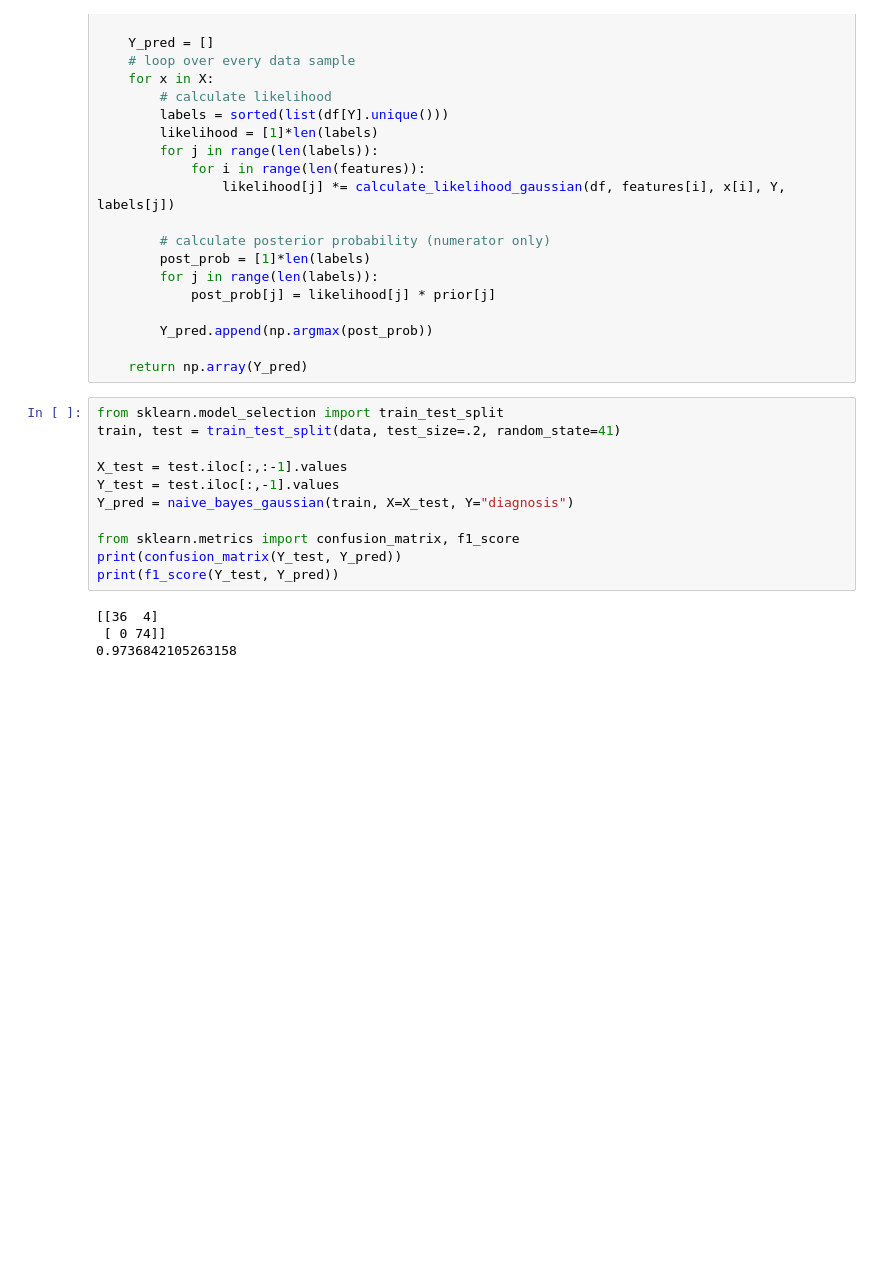
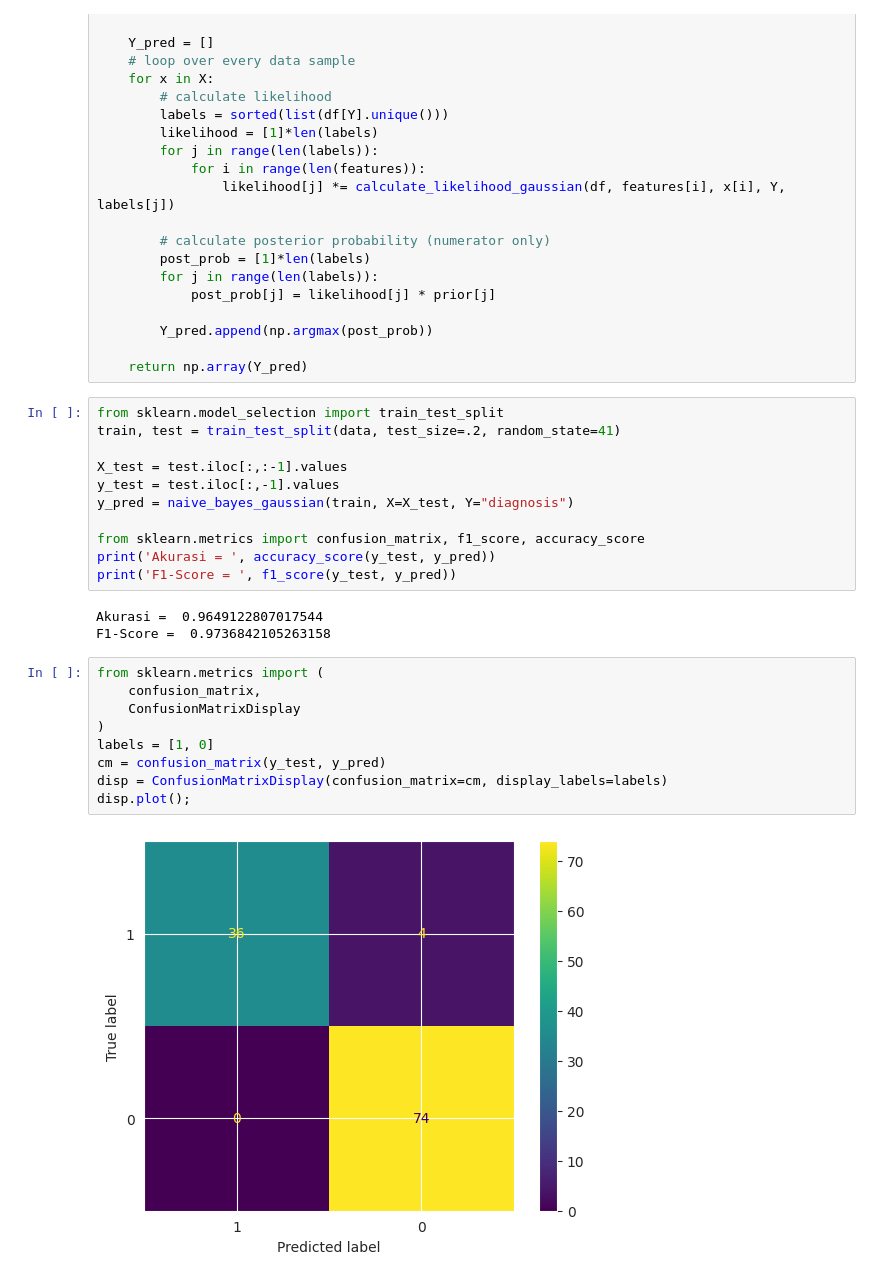
Before and after one commit to dif-unand/ML_Genap_2526, a Jupyter notebook: Praktikum2/GaussianNaiveBayes.ipynb, the cells around one changed output. Cells and saved outputs as stored; diff of their text form; blank space fills up the shorter version.

```diff
--- a/Praktikum2/GaussianNaiveBayes.ipynb
+++ b/Praktikum2/GaussianNaiveBayes.ipynb
@@ -100,13 +100,23 @@ from sklearn.model_selection import train_test_split
 train, test = train_test_split(data, test_size=.2, random_state=41)
 
 X_test = test.iloc[:,:-1].values
-Y_test = test.iloc[:,-1].values
-Y_pred = naive_bayes_gaussian(train, X=X_test, Y="diagnosis")
+y_test = test.iloc[:,-1].values
+y_pred = naive_bayes_gaussian(train, X=X_test, Y="diagnosis")
 
-from sklearn.metrics import confusion_matrix, f1_score
-print(confusion_matrix(Y_test, Y_pred))
-print(f1_score(Y_test, Y_pred))
+from sklearn.metrics import confusion_matrix, f1_score, accuracy_score
+print('Akurasi = ', accuracy_score(y_test, y_pred))
+print('F1-Score = ', f1_score(y_test, y_pred))
 # %% [output]
-[[36  4]
- [ 0 74]]
-0.9736842105263158
+Akurasi =  0.9649122807017544
+F1-Score =  0.9736842105263158
+# %%
+from sklearn.metrics import (
+    confusion_matrix,
+    ConfusionMatrixDisplay
+)
+labels = [1, 0]
+cm = confusion_matrix(y_test, y_pred)
+disp = ConfusionMatrixDisplay(confusion_matrix=cm, display_labels=labels)
+disp.plot();
+# %% [output]
+[figure, added]
```
